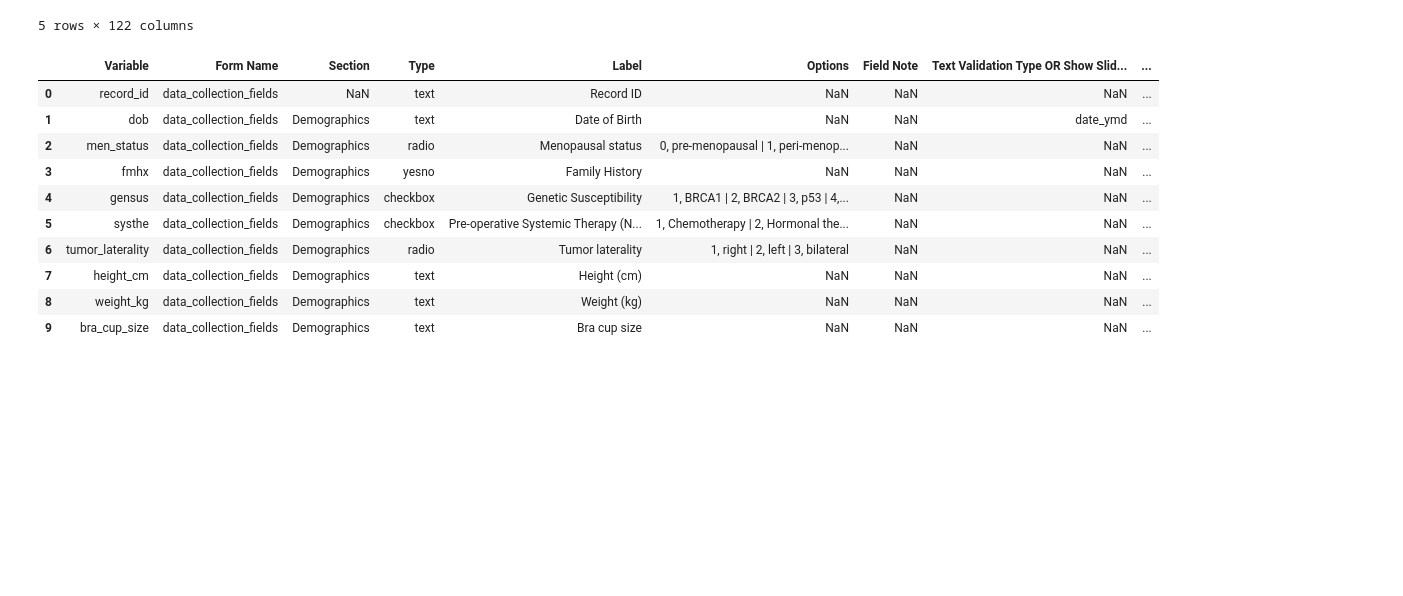
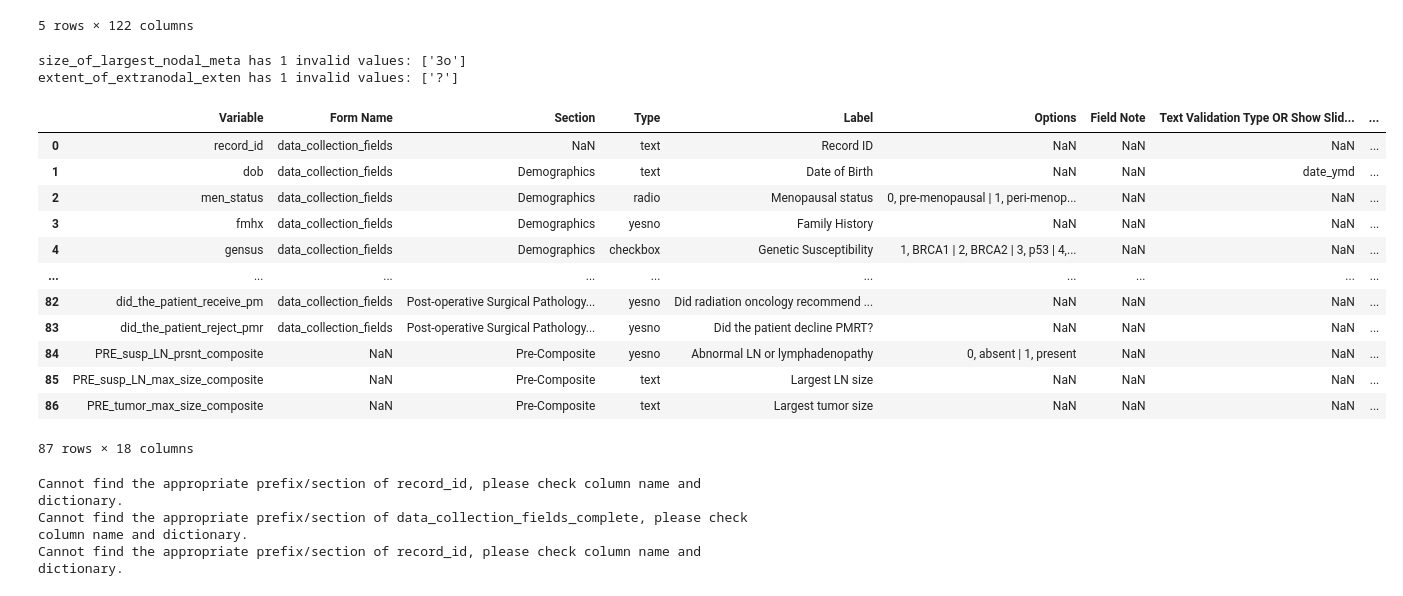
Before and after one commit to chen-yifu/Radiotherapy-Prediction, a Jupyter notebook: notebooks/RTx Data Exploration.ipynb, the cells around one changed output. Cells and saved outputs as stored; diff of their text form; code cells hidden in the pictures; blank space fills up the shorter version.

```diff
--- a/notebooks/RTx Data Exploration.ipynb
+++ b/notebooks/RTx Data Exploration.ipynb
@@ -55,6 +70,8 @@ post_nodal_cols = ['metastasis', 'ln_w_micrometastasis', 'ln_w_macrometastasis',
 df = pd.read_csv(raw_data_path)
 # Convert the unit of "size_of_the_largest_foci_c" column from CM into MM, if it is not already in MM
 df["size_of_the_largest_foci_c"] = df["size_of_the_largest_foci_c"] * 10
+# Fill the Nan values with -1
+df.fillna(-1, inplace=True)
 df.head()
 # %% [output]
 |  | record_id | dob | men_status | fmhx | gensus___1 | gensus___2 | gensus___3 | gensus___4 | gensus___5 | ... |
@@ -65,30 +82,76 @@ df.head()
 | 4 | ANN005 | 10/1/59 | 2.0 | 0.0 | 0 | 0 | 0 | 0 | 0 | ... |
 5 rows × 122 columns
 # %%
+
+
 # Load Data Dictionary
 dictionary = pd.read_csv(dictionary_path)
 # Rename "Variable / Field Name" to "Variable" column
 dictionary.rename(columns={'Variable / Field Name': 'Variable'}, inplace=True)
 # Rename "Choices, Calculations, OR Slider Labels" to "Options"
 dictionary.rename(columns={'Choices, Calculations, OR Slider Labels': 'Options'}, inplace=True)
 # Rename "Field Type" to "Type"
 dictionary.rename(columns={'Field Type': 'Type'}, inplace=True)
 # Rename "Field Label" to "Label"
 dictionary.rename(columns={'Field Label': 'Label'}, inplace=True)
 # For the column "Section Header", replace NaN with the previous non-NaN value
 dictionary["Section Header"].fillna(method='ffill', inplace=True)
 # Rename "Section Header" to "Section"
 dictionary.rename(columns={'Section Header': 'Section'}, inplace=True)
-dictionary.head(10)
+# Add the composite columns to dictionary
+susp_LN_present_composite_row = {
+    "Variable": "PRE_susp_LN_prsnt_composite",
+    "Options": "0, absent | 1, present",
+    "Type": "yesno",
+    "Label": "Abnormal LN or lymphadenopathy",
+    "Section": "Pre-Composite"
+}
+susp_LN_max_size_composite_row = {
+    "Variable": "PRE_susp_LN_max_size_composite",
+    "Type": "text",
+    "Label": "Largest LN size",
+    "Section": "Pre-Composite"
+}
+pre_tumor_max_size_composite_row = {
+    "Variable": "PRE_tumor_max_size_composite",
+    "Type": "text",
+    "Label": "Largest tumor size",
+    "Section": "Pre-Composite"
+}
+# Ensure all numeric columns are numeric
+# Ensure all values are numeric, if not, replace with NaN
+for i, row in dictionary.iterrows():
+    col_name = row["Variable"]
+    if (col_name in cross_tab_cols_set1 or col_name in cross_tab_cols_set2) and row["Type"] == "text":
+        new_data = [float(x) if isinstance(x, (int, float)) or (x.replace(".","",1).isnumeric()) else np.nan for x in df[col_name]]
+        # For each nan, print the original value
+        skipped_data = [df.iloc[i][col_name] for i, x in enumerate(new_data) if np.isnan(x)]
+        if len(skipped_data):
+            print(f"{col_name} has {len(skipped_data)} invalid values: {skipped_data}")
+        df[col_name] = new_data
+# Fill all NaN values with -1
+df.fillna(-1, inplace=True)
+susp_LN_present_composite_row = pd.DataFrame(susp_LN_present_composite_row, index=[len(dictionary)])
+susp_LN_max_size_composite_row = pd.DataFrame(susp_LN_max_size_composite_row, index=[len(dictionary)+ 1])
+pre_tumor_max_size_composite_row = pd.DataFrame(pre_tumor_max_size_composite_row, index=[len(dictionary) + 2])
+dictionary = pd.concat([dictionary, susp_LN_present_composite_row, susp_LN_max_size_composite_row, pre_tumor_max_size_composite_row])
+cross_tab_cols_set2 = ["POS_" + col for col in cross_tab_cols_set2]
+cross_tab_cols_set2.append('PRE_metastatic_carcinoma_on_ax')
+
+dictionary
 # %% [output]
+size_of_largest_nodal_meta has 1 invalid values: ['3o']
+extent_of_extranodal_exten has 1 invalid values: ['?']
 |  | Variable | Form Name | Section | Type | Label | Options | Field Note | Text Validation Type OR Show Slid... | ... |
 | 0 | record_id | data_collection_fields | NaN | text | Record ID | NaN | NaN | NaN | ... |
 | 1 | dob | data_collection_fields | Demographics | text | Date of Birth | NaN | NaN | date_ymd | ... |
 | 2 | men_status | data_collection_fields | Demographics | radio | Menopausal status | 0, pre-menopausal | 1, peri-menop... | NaN | NaN | ... |
 | 3 | fmhx | data_collection_fields | Demographics | yesno | Family History | NaN | NaN | NaN | ... |
 | 4 | gensus | data_collection_fields | Demographics | checkbox | Genetic Susceptibility | 1, BRCA1 | 2, BRCA2 | 3, p53 | 4,... | NaN | NaN | ... |
-| 5 | systhe | data_collection_fields | Demographics | checkbox | Pre-operative Systemic Therapy (N... | 1, Chemotherapy | 2, Hormonal the... | NaN | NaN | ... |
-| 6 | tumor_laterality | data_collection_fields | Demographics | radio | Tumor laterality | 1, right | 2, left | 3, bilateral | NaN | NaN | ... |
-| 7 | height_cm | data_collection_fields | Demographics | text | Height (cm) | NaN | NaN | NaN | ... |
-| 8 | weight_kg | data_collection_fields | Demographics | text | Weight (kg) | NaN | NaN | NaN | ... |
-| 9 | bra_cup_size | data_collection_fields | Demographics | text | Bra cup size | NaN | NaN | NaN | ... |
+| ... | ... | ... | ... | ... | ... | ... | ... | ... | ... |
+| 82 | did_the_patient_receive_pm | data_collection_fields | Post-operative Surgical Pathology... | yesno | Did radiation oncology recommend ... | NaN | NaN | NaN | ... |
+| 83 | did_the_patient_reject_pmr | data_collection_fields | Post-operative Surgical Pathology... | yesno | Did the patient decline PMRT? | NaN | NaN | NaN | ... |
+| 84 | PRE_susp_LN_prsnt_composite | NaN | Pre-Composite | yesno | Abnormal LN or lymphadenopathy | 0, absent | 1, present | NaN | NaN | ... |
+| 85 | PRE_susp_LN_max_size_composite | NaN | Pre-Composite | text | Largest LN size | NaN | NaN | NaN | ... |
+| 86 | PRE_tumor_max_size_composite | NaN | Pre-Composite | text | Largest tumor size | NaN | NaN | NaN | ... |
+87 rows × 18 columns
@@ -94,0 +216,15 @@ dictionary.head(10)
+# %%
+# For each column in df, append prefix to column name
+for col_name in df.columns:
+    new_col_name = append_prefix_to_col_name(col_name)
+    df.rename(columns={col_name: new_col_name}, inplace=True)
+
+# For each variable in dictionary, append prefix to column name
+for i, row in dictionary.iterrows():
+    col_name = row["Variable"]
+    new_col_name = append_prefix_to_col_name(col_name)
+    dictionary.loc[i, "Variable"] = new_col_name
+# %% [output]
+Cannot find the appropriate prefix/section of record_id, please check column name and dictionary.
+Cannot find the appropriate prefix/section of data_collection_fields_complete, please check column name and dictionary.
+Cannot find the appropriate prefix/section of record_id, please check column name and dictionary.
```
Also changed, not shown: parts of 13 cells of this notebook, 3 other files.
